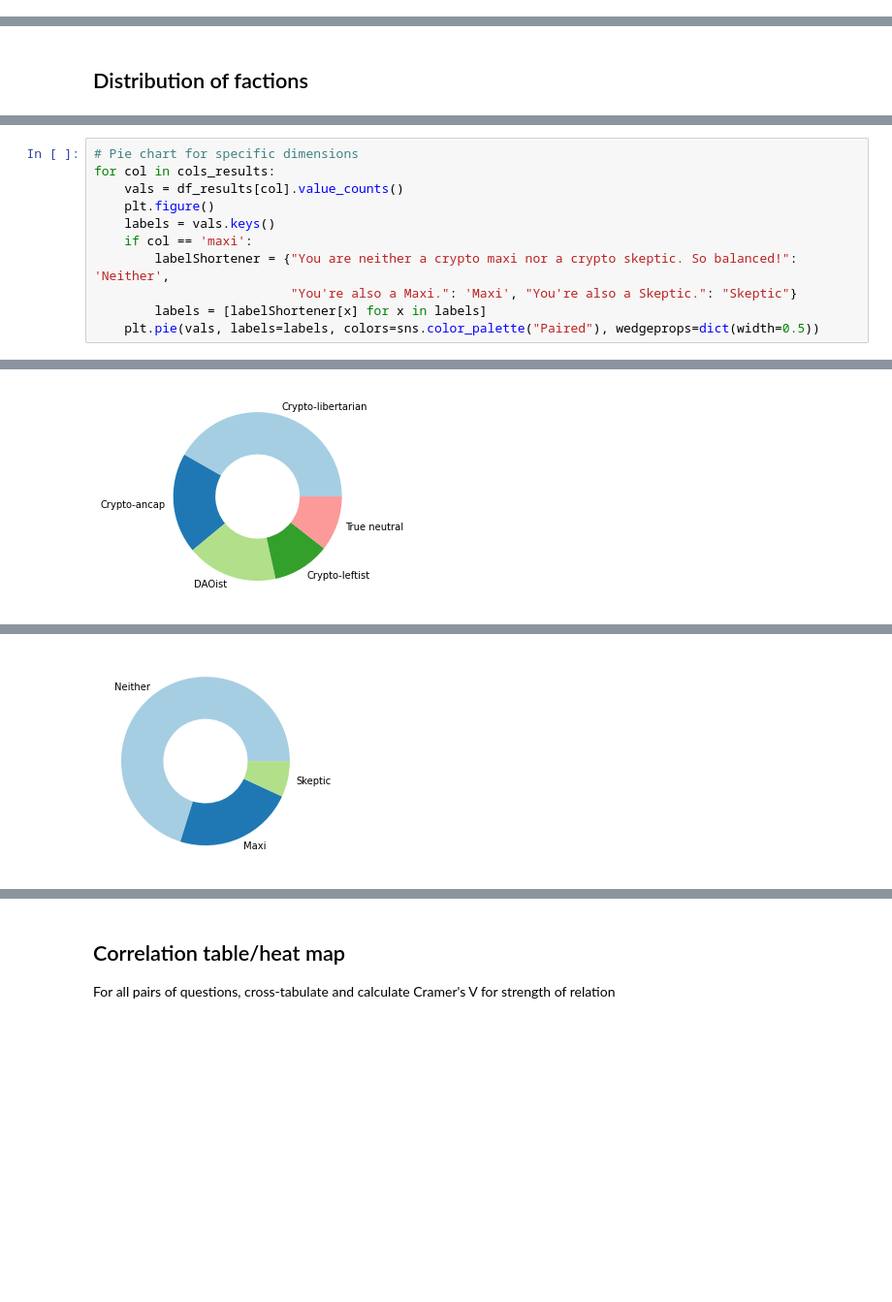
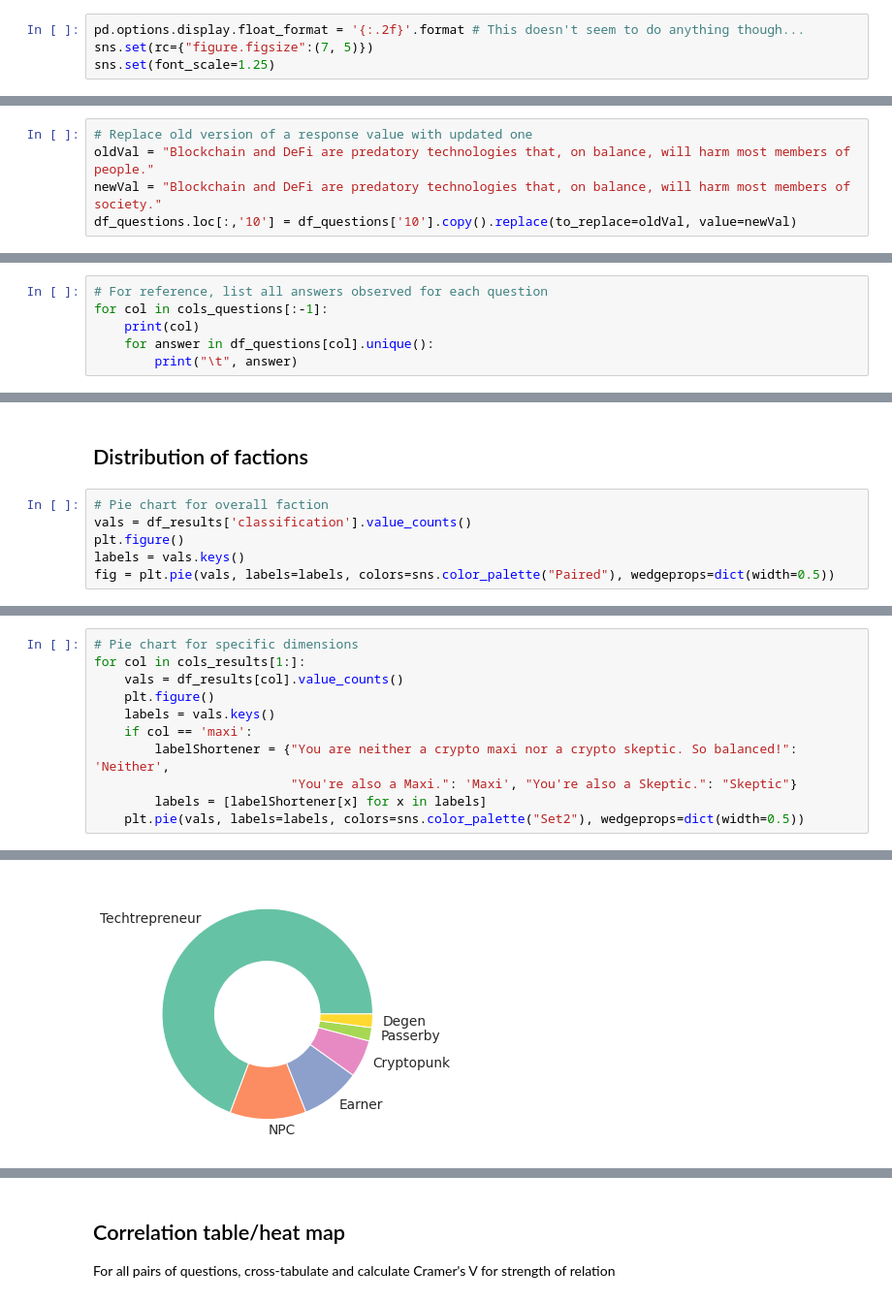
Before and after one commit to notchia/metagov, a Jupyter notebook: cryptopolitics_survey_analysis.ipynb, the cells around one changed output, grey strips where cells are left out. Shown at 97% size. Saved outputs shown, nothing was run; the diff lists cells and outputs as text; blank space fills up the shorter version.

```diff
--- a/cryptopolitics_survey_analysis.ipynb
+++ b/cryptopolitics_survey_analysis.ipynb
@@ -8,5 +10,9 @@ import kmodes.kmodes as kmodes
 # %%
 import at2df
+# %%
+pd.options.display.float_format = '{:.2f}'.format # This doesn't seem to do anything though...
+sns.set(rc={"figure.figsize":(7, 5)})
+sns.set(font_scale=1.25)
 # %% [markdown]
 # Analyze Cryptopolitics survey results
 # %% [markdown]
@@ -28,0 +42,5 @@ df_results = df[cols_results] # Only the faction results
+# %%
+# Replace old version of a response value with updated one
+oldVal = "Blockchain and DeFi are predatory technologies that, on balance, will harm most members of people."
+newVal = "Blockchain and DeFi are predatory technologies that, on balance, will harm most members of society."
+df_questions.loc[:,'10'] = df_questions['10'].copy().replace(to_replace=oldVal, value=newVal)
@@ -28,0 +53,6 @@ df_results = df[cols_results] # Only the faction results
+# %%
+# For reference, list all answers observed for each question
+for col in cols_questions[:-1]:
+    print(col)
+    for answer in df_questions[col].unique():
+        print("\t", answer)
@@ -29,2 +77,8 @@ df_results = df[cols_results] # Only the faction results
 # %% [markdown]
 ## Distribution of factions
+# %%
+# Pie chart for overall faction
+vals = df_results['classification'].value_counts()
+plt.figure()
+labels = vals.keys()
+fig = plt.pie(vals, labels=labels, colors=sns.color_palette("Paired"), wedgeprops=dict(width=0.5))
@@ -31,6 +87,6 @@ df_results = df[cols_results] # Only the faction results
 # %%
 # Pie chart for specific dimensions
-for col in cols_results:
+for col in cols_results[1:]:
     vals = df_results[col].value_counts()
     plt.figure()
     labels = vals.keys()
@@ -38,5 +94,5 @@ for col in cols_results:
         labelShortener = {"You are neither a crypto maxi nor a crypto skeptic. So balanced!": 'Neither',
                           "You're also a Maxi.": 'Maxi', "You're also a Skeptic.": "Skeptic"}
         labels = [labelShortener[x] for x in labels]
-    plt.pie(vals, labels=labels, colors=sns.color_palette("Paired"), wedgeprops=dict(width=0.5))
+    plt.pie(vals, labels=labels, colors=sns.color_palette("Set2"), wedgeprops=dict(width=0.5))
 # %% [output]
@@ -44 +100 @@ for col in cols_results:
-[figure, old version]
+[figure, new version]
@@ -47 +102,0 @@ for col in cols_results:
-[figure, removed]
```
Also changed, not shown: parts of 54 cells of this notebook, 1 other file.
